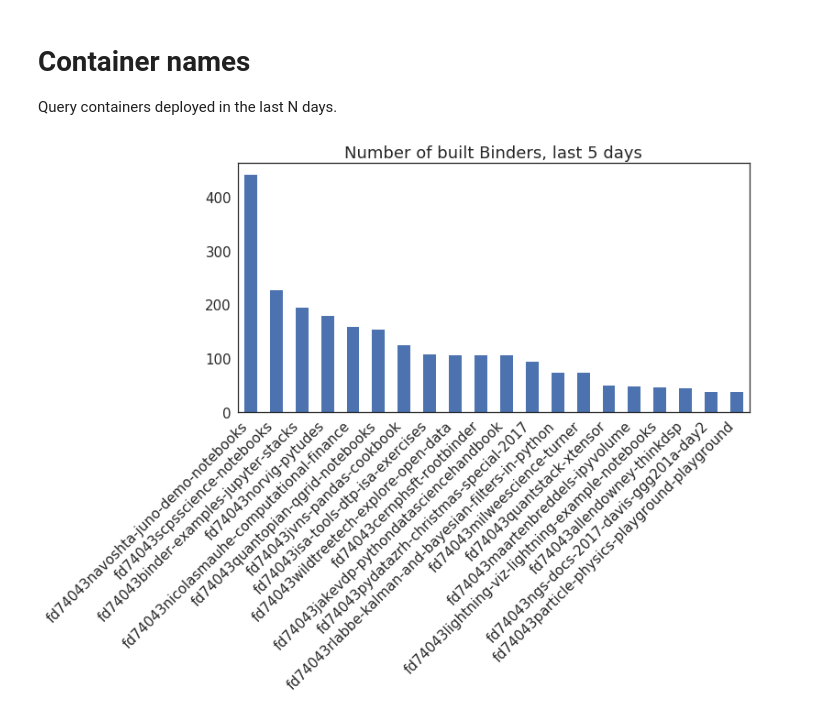
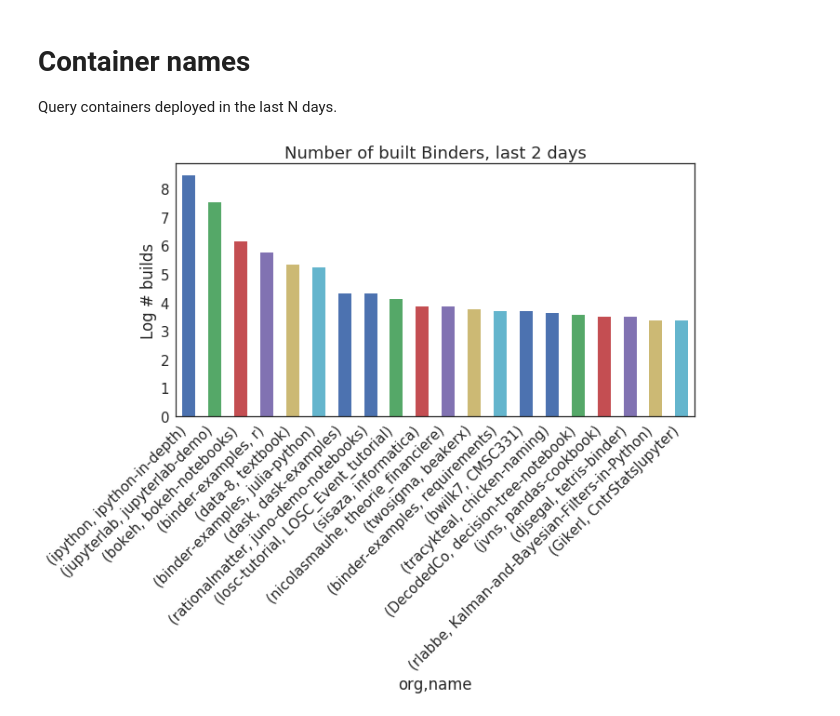
Before and after one commit to bitnik/binder-stats, a Jupyter notebook: prometheus_demo.ipynb, the cells around one changed output. Saved outputs shown, nothing was run; the diff lists cells and outputs as text; code cells hidden in the pictures.

```diff
--- a/prometheus_demo.ipynb
+++ b/prometheus_demo.ipynb
@@ -41,21 +42,28 @@ query += query_days
 resp = requests.get('https://prometheus.mybinder.org/api/v1/query', params={'query': query})
 data = resp.json()['data']['result']
-# %%
-# Collect and count the data
-prefix = 'binder-prod/r2d'
-df = {'name': [], 'ref': [], 'pod': []}
-for container in data:
-    pod = container['metric']['pod']
-    name = container['metric']['image'].split(prefix + '-')[-1]
-    name, ref = name.split(':')[-2:]
-    df['name'].append(name)
-    df['ref'].append(ref)
-    df['pod'].append(pod)
-df = pd.DataFrame(df)
-df = df.drop_duplicates(['pod'])
+# %%
+# Collect and count the data
+df = {'name': [], 'org': [], 'provider': [], 'builds': []}
+for container in data:
+    if 'repo' not in container['metric']:
+        continue
+    pref, org, repo = container['metric']['repo'].rsplit('/', 2)
+    provider = pref.replace('https://', '')
+    counts = [int(ii[1]) for ii in container['values']]
+    builds = np.max(counts)
+    df['name'].append(repo)
+    df['org'].append(org)
+    df['provider'].append(provider)
+    df['builds'].append(builds)
+df = pd.DataFrame(df)
+df = df.drop_duplicates(['name'])
+df = df.groupby(['name', 'org', 'provider']).sum().reset_index().sort_values('builds', ascending=False)
+df['log_builds'] = df['builds'].apply(np.log)
 # %%
-ax = df['name'].value_counts().iloc[:20].plot.bar(figsize=(10, 5))
-ax.set(title="Number of built Binders, last {} days".format(n_days))
+ax = df.head(20).plot.bar(['org', 'name'], y='log_builds', figsize=(10, 5))
+ax.set(title="Number of built Binders, last {} days".format(n_days),
+       ylabel='Log # builds')
 plt.setp(ax.get_xticklabels(), rotation=45, horizontalalignment='right');
+plt.setp(ax.legend_, visible=False);
 # %% [output]
-[figure, old version]
+[figure, new version]
```
Also changed, not shown: parts of 2 cells of this notebook.
